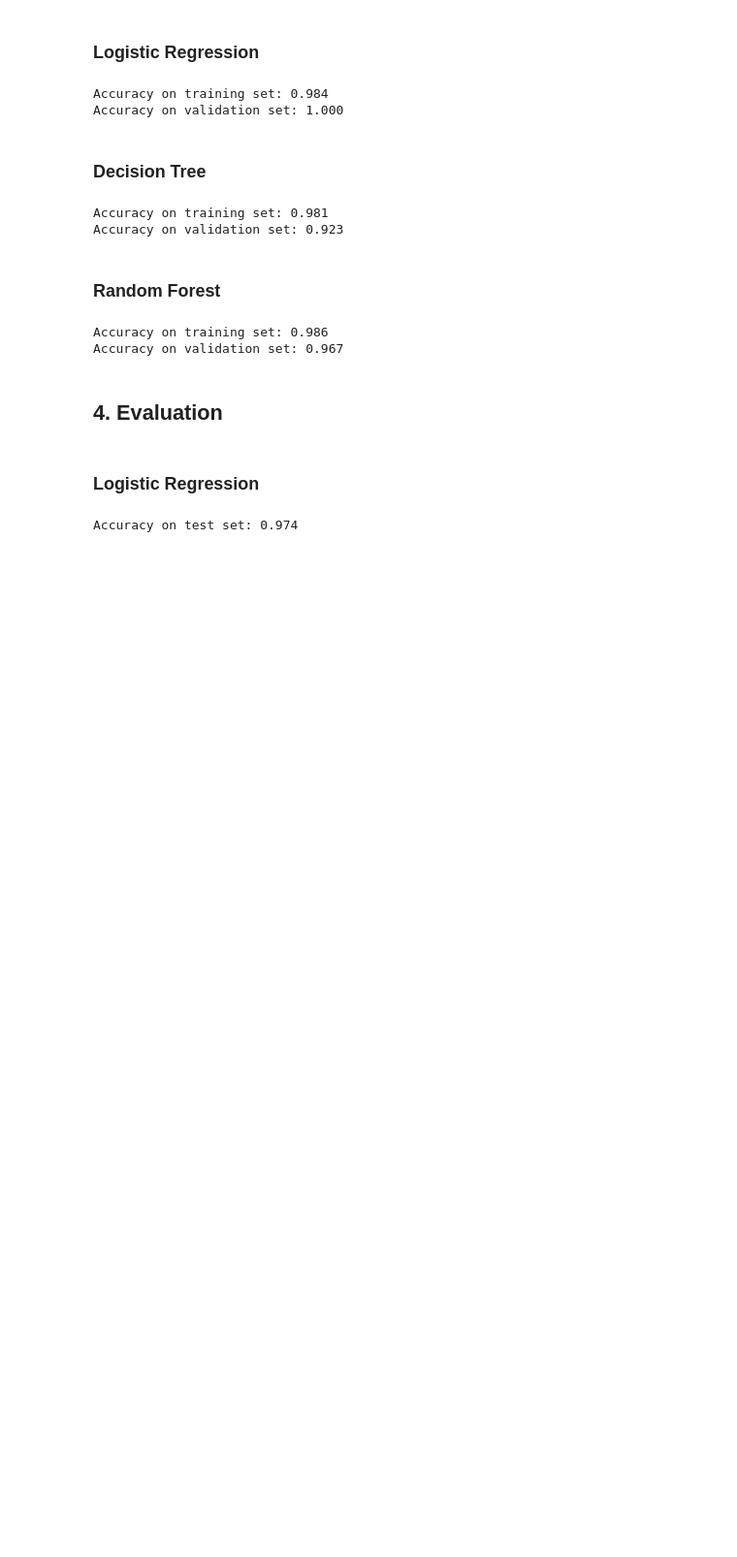
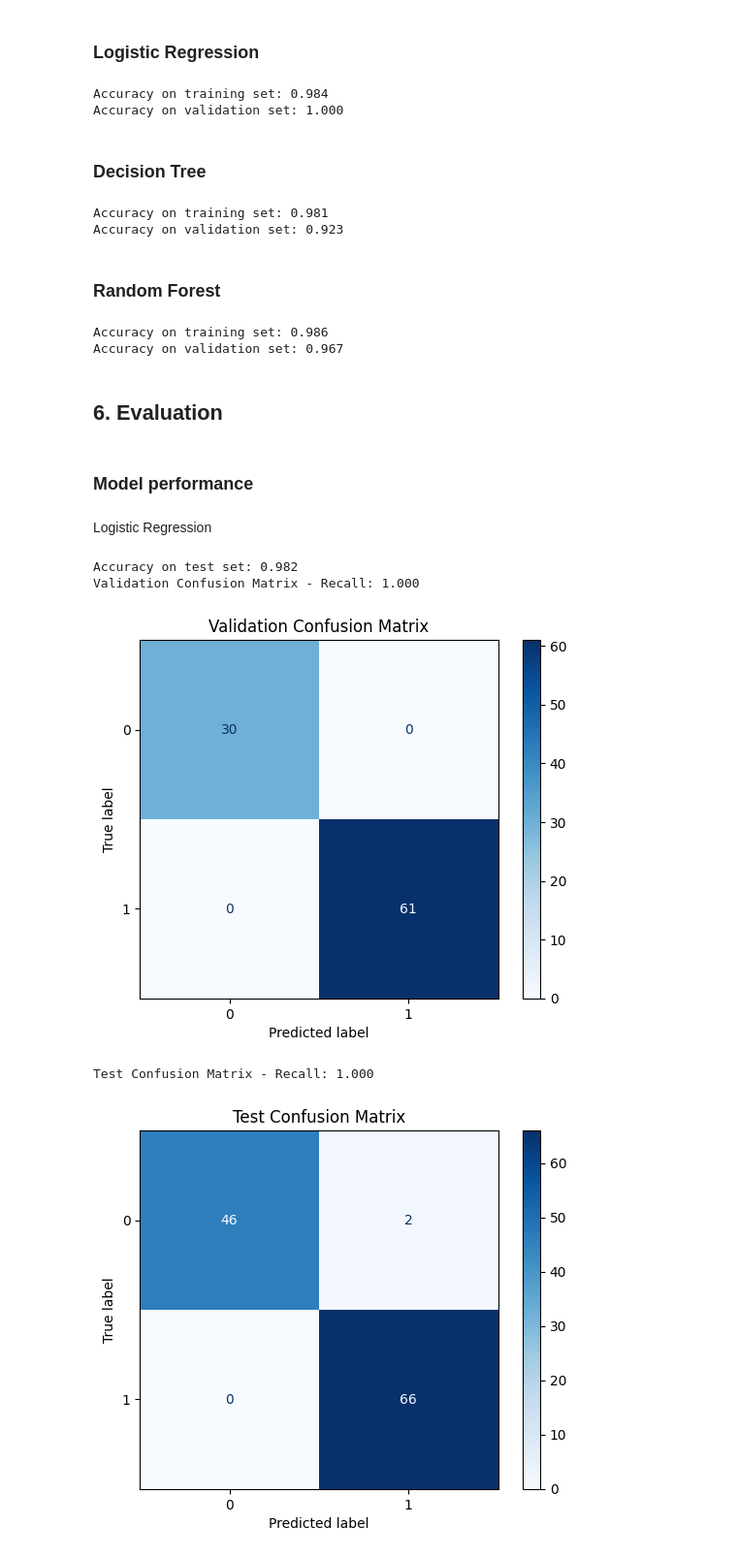
Before and after one commit to baonq888/ml-scikit-projects, a Jupyter notebook: breast_cancer_prediction.ipynb, the cells around one changed output. Shown at 97% size. Drawn from its saved outputs; the diff is of its cells as text; code cells hidden in the pictures; blank space fills up the shorter version.

```diff
--- a/breast_cancer_prediction.ipynb
+++ b/breast_cancer_prediction.ipynb
@@ -425,4 +448,20 @@ print("Accuracy on validation set: {:.3f}".format(forest.score(X_val_scaled, y_v
 Accuracy on training set: 0.986
 Accuracy on validation set: 0.967
 # %% [markdown]
-## 4. Evaluation
+## 6. Evaluation
+# %% [markdown]
+### Model performance
+# %%
+def plot_confusion_matrix(model, X, y, title="Confusion Matrix"):
+    y_pred = model.predict(X)
+    cm = confusion_matrix(y, y_pred)
+    disp = ConfusionMatrixDisplay(confusion_matrix=cm)
+    disp.plot(cmap=plt.cm.Blues)
+
+     # Calculate and display recall
+    recall = recall_score(y, y_pred)
+    print(f"{title} - Recall: {recall:.3f}")
+
+
+    plt.title(title)
+    plt.show()
@@ -429,7 +475,17 @@ Accuracy on validation set: 0.967
 # %% [markdown]
-### Logistic Regression
+Logistic Regression
 # %%
 print("Accuracy on test set: {:.3f}".format(logreg100.score(X_test_scaled, y_test)))
+
+# Plot confusion matrix for validation data
+plot_confusion_matrix(logreg100, X_val_scaled, y_val, title="Validation Confusion Matrix")
+
+# Plot confusion matrix for test data
+plot_confusion_matrix(logreg100, X_test_scaled, y_test, title="Test Confusion Matrix")
 # %% [output]
-Accuracy on test set: 0.974
+Accuracy on test set: 0.982
+Validation Confusion Matrix - Recall: 1.000
+[figure, added]
+Test Confusion Matrix - Recall: 1.000
+[figure, added]
 # %% [markdown]
```
Also changed, not shown: parts of 53 cells of this notebook.
